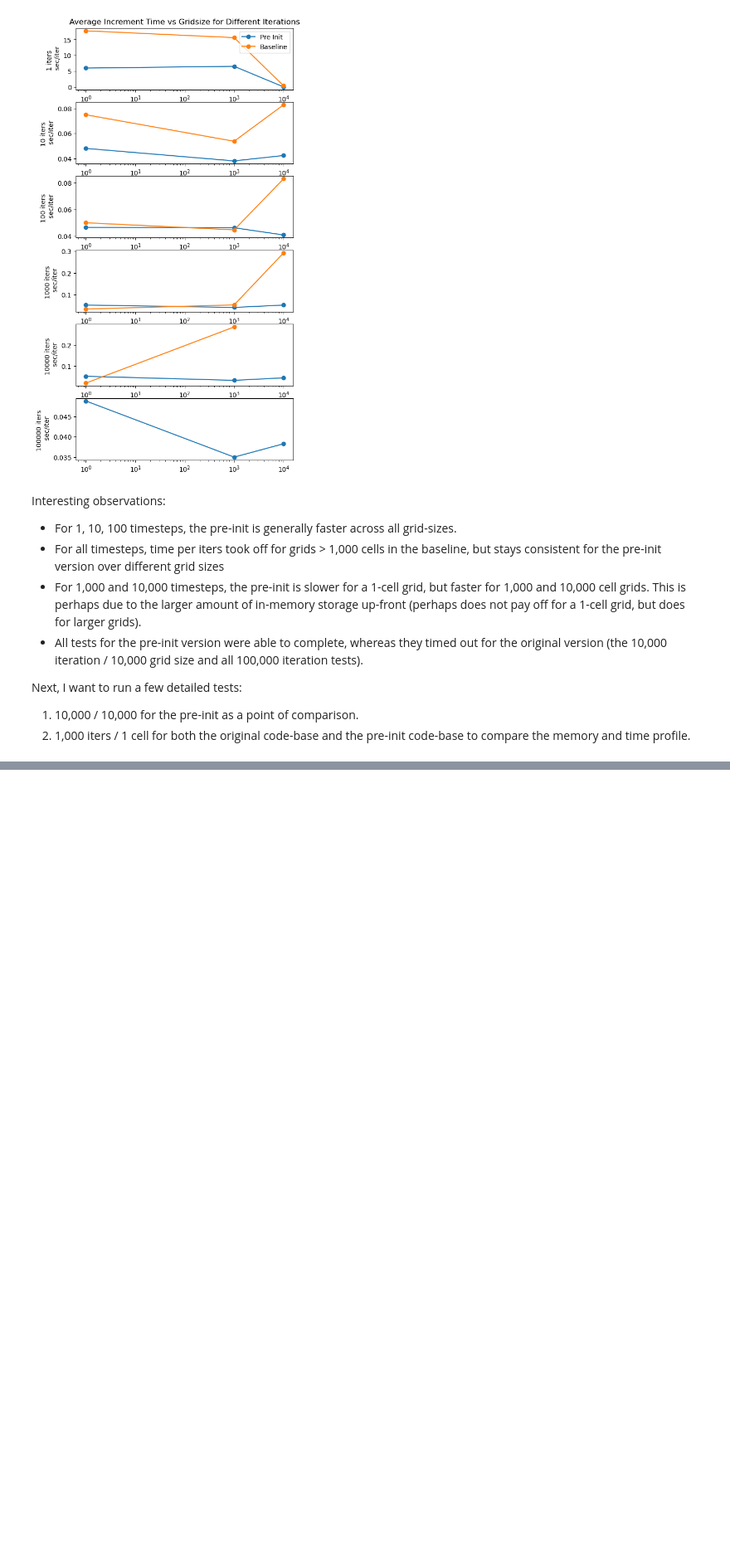
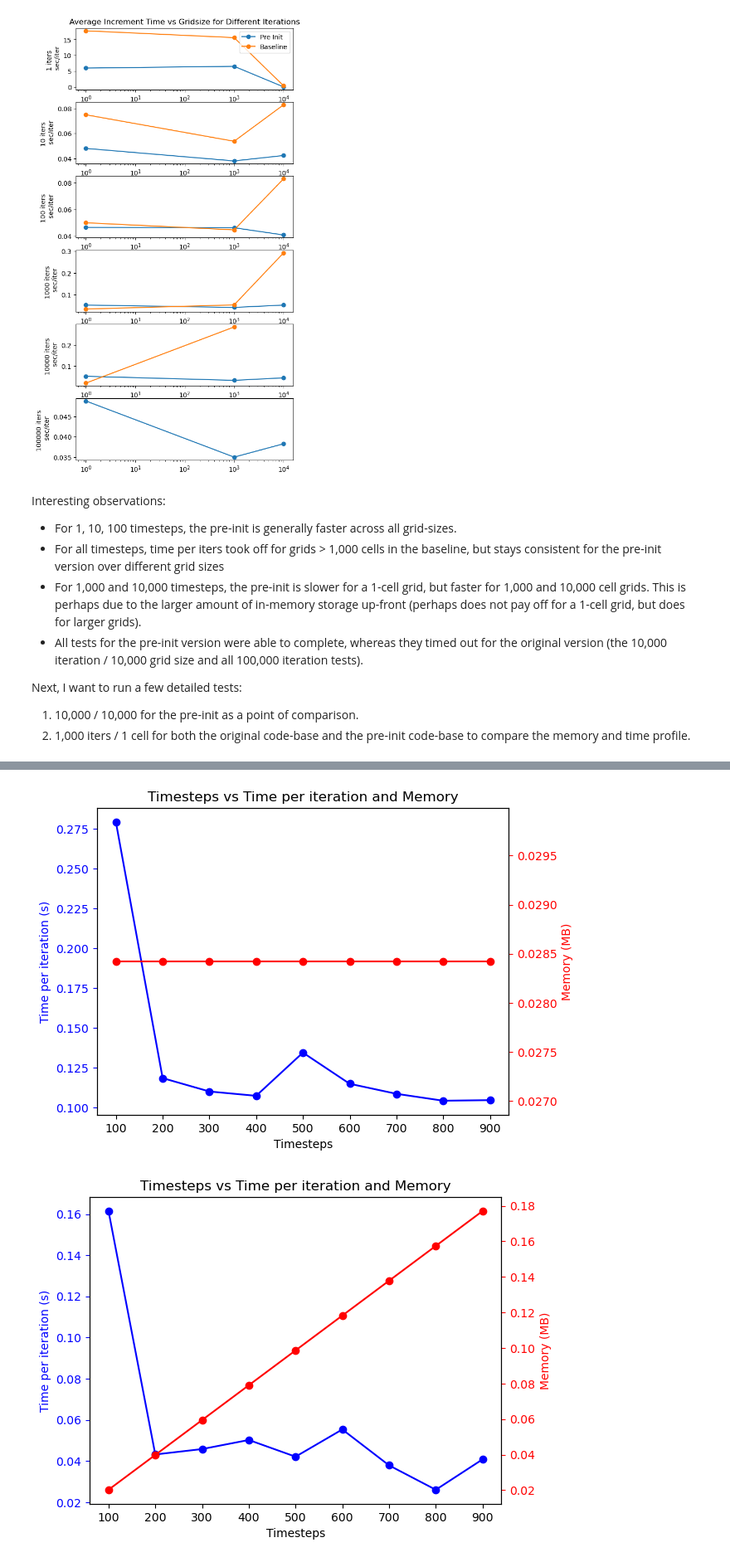
Before and after one commit to EcohydrologyTeam/ClearWater-modules, a Jupyter notebook: examples/dev_sandbox/performance_profiling_tsm.ipynb, the cells around one changed output, grey strips where cells are left out. Shown at 83% size. Saved outputs shown, nothing was run; the diff lists cells and outputs as text; code cells hidden in the pictures; blank space fills up the shorter version.

```diff
--- a/examples/dev_sandbox/performance_profiling_tsm.ipynb
+++ b/examples/dev_sandbox/performance_profiling_tsm.ipynb
@@ -180,0 +214,13 @@ Next, I want to run a few detailed tests:
+# %%
+pi_small = pd.read_csv(
+    '../temp/performance_profiling/pre_init_1000_1_detailed_profile.log'
+)
+bs_small = pd.read_csv(
+    '../temp/performance_profiling/baseline_1000_1_detailed_profile.log'
+)
+# %%
+detailed_plot(pi_small)
+detailed_plot(bs_small)
+# %% [output]
+[figure, added]
+[figure, added]
```
Also changed, not shown: parts of 7 cells of this notebook, 1 other file.
